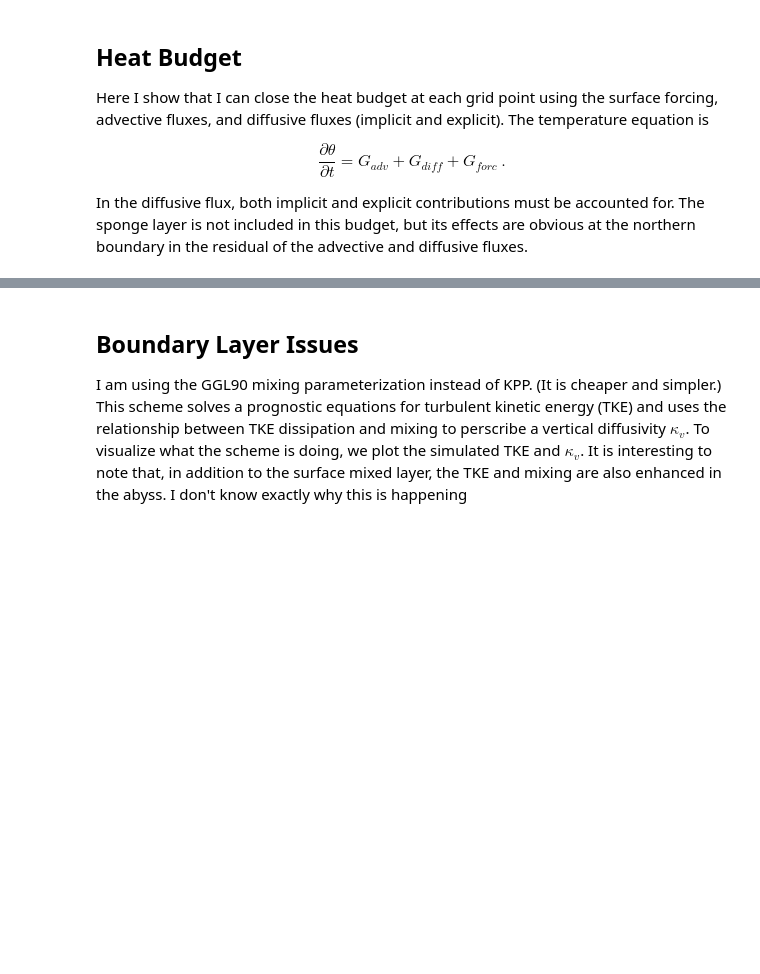
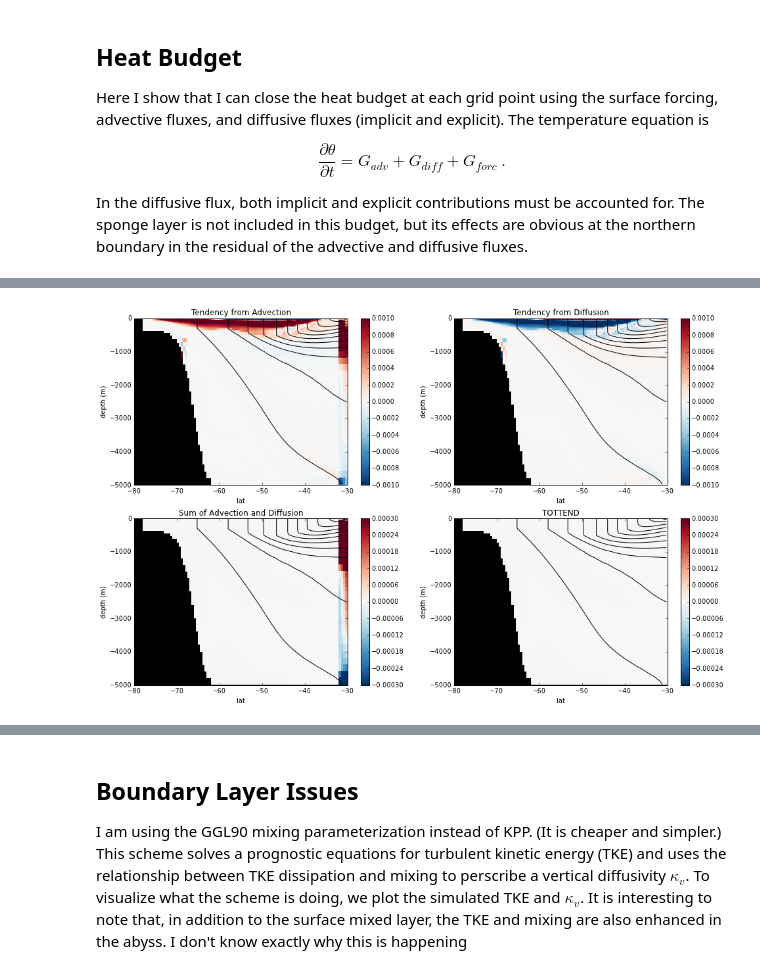
Before and after one commit to dhruvbalwada/watermass, a Jupyter notebook: 2D_channel/view_spinup_simple.ipynb, the cells around one changed output, grey strips where cells are left out. Cells and saved outputs as stored; diff of their text form; code cells hidden in the pictures; blank space fills up the shorter version.

```diff
--- a/2D_channel/view_spinup_simple.ipynb
+++ b/2D_channel/view_spinup_simple.ipynb
@@ -220,0 +142,92 @@ title('TOTTEND')
+# %%
+zmax = -5000
+day = 24*60*60
+
+figure(figsize=(16,10))
+
+subplot(221, axisbg='k')
+pcolormesh(Ypc, Zpc, tend_adv.squeeze()*day, cmap=get_cmap('RdBu_r')); colorbar();
+clim([-0.001,0.001]);
+contour(Y,Z, T, 12, colors='k')
+ylim([zmax,0])
+xlabel('lat'); ylabel('depth (m)')
+title('Tendency from Advection')
+
+subplot(222, axisbg='k')
+pcolormesh(Ypc, Zpc, tend_diff.squeeze()*day, cmap=get_cmap('RdBu_r')); colorbar();
+clim([-0.001,0.001]);
+contour(Y,Z, T, 12, colors='k')
+ylim([zmax,0])
+xlabel('lat'); ylabel('depth (m)')
+title('Tendency from Diffusion')
+
+subplot(223, axisbg='k')
+pcolormesh(Ypc, Zpc, (tend_diff+tend_adv).squeeze()*day, cmap=get_cmap('RdBu_r')); colorbar();
+clim([-0.0003,0.0003]);
+contour(Y,Z, T, 12, colors='k')
+ylim([zmax,0])
+xlabel('lat'); ylabel('depth (m)')
+title('Sum of Advection and Diffusion')
+
+subplot(224, axisbg='k')
+pcolormesh(Ypc, Zpc, tottend.squeeze(), cmap=get_cmap('RdBu_r')); colorbar();
+clim([-0.0003,0.0003]);
+contour(Y,Z, T, 12, colors='k')
+ylim([zmax,0])
+xlabel('lat'); ylabel('depth (m)')
+title('TOTTEND')
+
+
+figure(figsize=(16,10))
+zmax = -300
+
+subplot(321, axisbg='k')
+pcolormesh(Ypc, Zpc, tend_adv.squeeze()*day, cmap=get_cmap('RdBu_r')); colorbar();
+clim([-0.01,0.01]);
+contour(Y,Z, T, 12, colors='k')
+ylim([zmax,0])
+ylabel('depth (m)')
+title('Tendency from Advection')
+
+subplot(322, axisbg='k')
+pcolormesh(Ypc, Zpc, tend_diff.squeeze()*day, cmap=get_cmap('RdBu_r')); colorbar();
+clim([-0.01,0.01]);
+contour(Y,Z, T, 12, colors='k')
+ylim([zmax,0])
+ylabel('depth (m)')
+title('Tendency from Diffusion')
+
+
+subplot(323, axisbg='k')
+pcolormesh(Ypc, Zpc, (tend_diff+tend_adv).squeeze()*day, cmap=get_cmap('RdBu_r')); colorbar();
+clim([-0.01,0.01]);
+contour(Y,Z, T, 12, colors='k')
+ylim([zmax,0])
+ylabel('depth (m)')
+title('Sum of Advection and Diffusion')
+
+subplot(324, axisbg='k')
+pcolormesh(Ypc, Zpc, tend_forc.squeeze()*day, cmap=get_cmap('RdBu_r')); colorbar();
+clim([-0.01,0.01]);
+contour(Y,Z, T, 12, colors='k')
+ylim([zmax,0])
+ylabel('depth (m)')
+title('Surface Forcing')
+
+subplot(325, axisbg='k')
+pcolormesh(Ypc, Zpc, (tend_diff+tend_adv+tend_forc).squeeze()*day,
+           cmap=get_cmap('RdBu_r')); colorbar();
+clim([-0.01,0.01]);
+contour(Y,Z, T, 12, colors='k')
+ylim([zmax,0])
+xlabel('lat'); ylabel('depth (m)')
+title('Surface Forcing + Advection + Diffusion')
+
+subplot(326, axisbg='k')
+pcolormesh(Ypc, Zpc, tottend.squeeze(), cmap=get_cmap('RdBu_r')); colorbar();
+clim([-0.01,0.01]);
+contour(Y,Z, T, 12, colors='k')
+ylim([zmax,0])
+xlabel('lat'); ylabel('depth (m)')
+title('TOTTEND')
+# %% [output]
@@ -220,0 +235 @@ title('TOTTEND')
+[figure, added]
```
Also changed, not shown: parts of 8 cells of this notebook.
